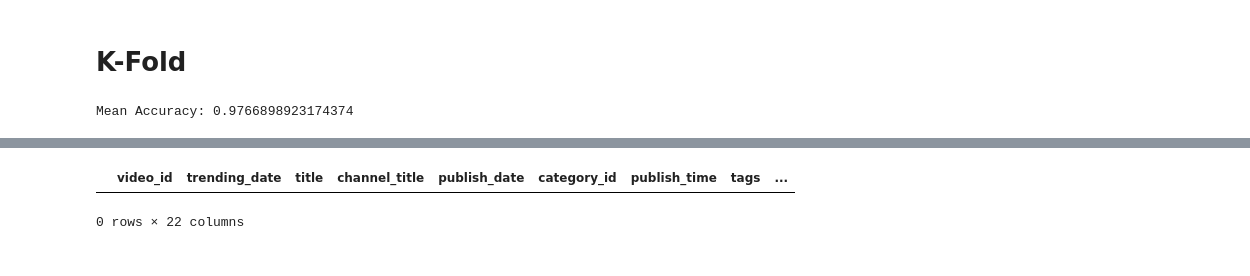
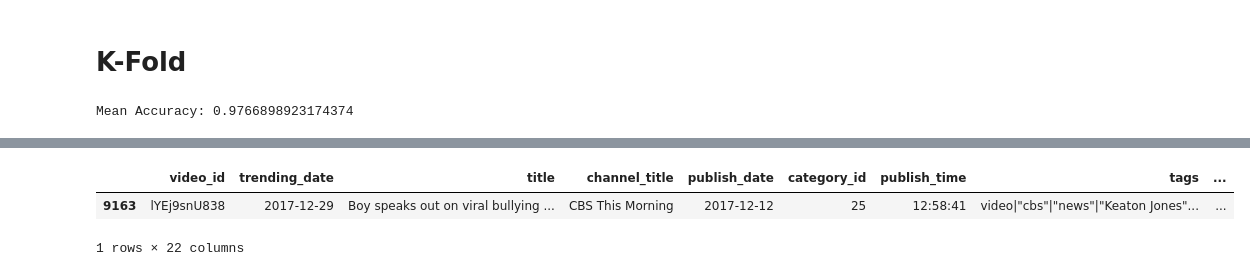
Before and after one commit to TheSeeker23/YoutubeClassifier, a Jupyter notebook: GB_YoutubeTrending.ipynb, the cells around one changed output, grey strips where cells are left out. Drawn from its saved outputs; the diff is of its cells as text; code cells hidden in the pictures.

```diff
--- a/GB_YoutubeTrending.ipynb
+++ b/GB_YoutubeTrending.ipynb
@@ -326,7 +326,8 @@ is deprecated and will be removed in a future version
   import sys
 [interactive output not drawn]
 # %%
-videos_lastentry.loc[videos_lastentry['description'].str.contains("andretti")]
+videos_lastentry.loc[videos_lastentry['title'].str.contains("backlash")]
 # %% [output]
 |  | video_id | trending_date | title | channel_title | publish_date | category_id | publish_time | tags | ... |
+| 9163 | lYEj9snU838 | 2017-12-29 | Boy speaks out on viral bullying ... | CBS This Morning | 2017-12-12 | 25 | 12:58:41 | video|"cbs"|"news"|"Keaton Jones"... | ... |
-0 rows × 22 columns
+1 rows × 22 columns
```
Also changed, not shown: parts of 3 cells of this notebook, 1 other file.
